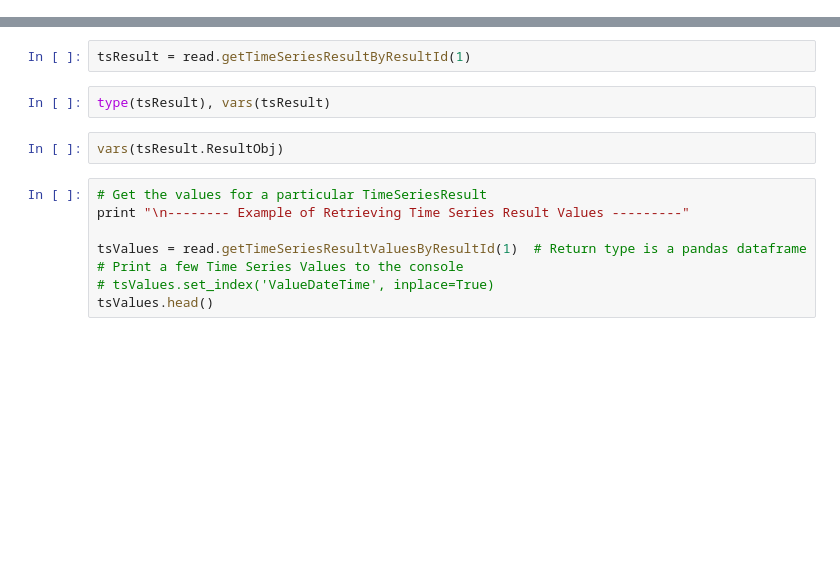
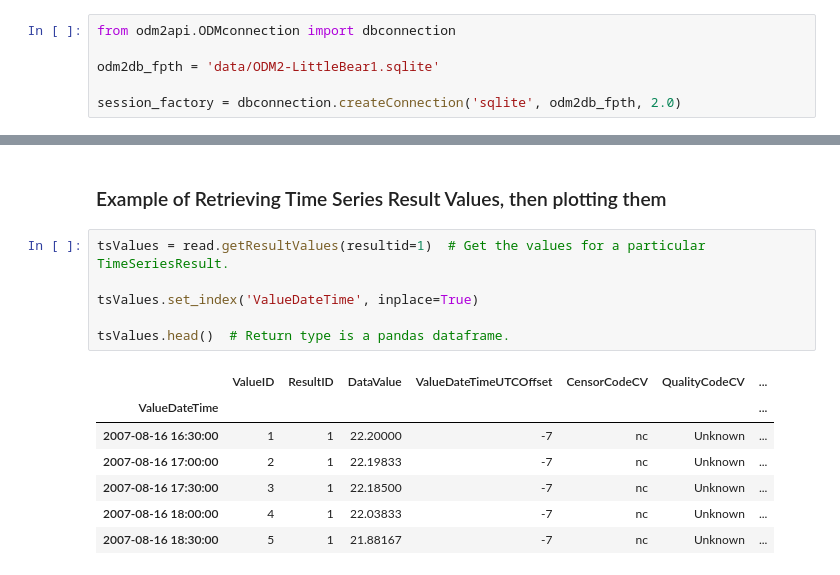
Before and after one commit to ODM2/conda-recipes-ODM2, a Jupyter notebook: notebooks/odm2api_sample_fromsqlite.ipynb, the cells around one changed output, grey strips where cells are left out. Saved outputs shown, nothing was run; the diff lists cells and outputs as text; blank space fills up the shorter version.

```diff
--- a/notebooks/odm2api_sample_fromsqlite.ipynb
+++ b/notebooks/odm2api_sample_fromsqlite.ipynb
@@ -14,0 +12,6 @@ from matplotlib import dates
+# %%
+from odm2api.ODMconnection import dbconnection
+
+odm2db_fpth = 'data/ODM2-LittleBear1.sqlite'
+
+session_factory = dbconnection.createConnection('sqlite', odm2db_fpth, 2.0)
@@ -130,15 +227,17 @@ except Exception as e:
-# %%
-tsResult = read.getTimeSeriesResultByResultId(1)
-# %%
-type(tsResult), vars(tsResult)
-# %%
-vars(tsResult.ResultObj)
-# %%
-# Get the values for a particular TimeSeriesResult
-print "\n-------- Example of Retrieving Time Series Result Values ---------"
-
-tsValues = read.getTimeSeriesResultValuesByResultId(1)  # Return type is a pandas dataframe
-# Print a few Time Series Values to the console
-# tsValues.set_index('ValueDateTime', inplace=True)
-tsValues.head()
+# %% [markdown]
+### Example of Retrieving Time Series Result Values, then plotting them
+# %%
+tsValues = read.getResultValues(resultid=1)  # Get the values for a particular TimeSeriesResult.
+
+tsValues.set_index('ValueDateTime', inplace=True)
+
+tsValues.head()  # Return type is a pandas dataframe.
+# %% [output]
+|  | ValueID | ResultID | DataValue | ValueDateTimeUTCOffset | CensorCodeCV | QualityCodeCV | ... |
+| ValueDateTime |  |  |  |  |  |  | ... |
+| 2007-08-16 16:30:00 | 1 | 1 | 22.20000 | -7 | nc | Unknown | ... |
+| 2007-08-16 17:00:00 | 2 | 1 | 22.19833 | -7 | nc | Unknown | ... |
+| 2007-08-16 17:30:00 | 3 | 1 | 22.18500 | -7 | nc | Unknown | ... |
+| 2007-08-16 18:00:00 | 4 | 1 | 22.03833 | -7 | nc | Unknown | ... |
+| 2007-08-16 18:30:00 | 5 | 1 | 21.88167 | -7 | nc | Unknown | ... |
 # %%
```
Also changed, not shown: parts of 38 cells of this notebook, 3 other files.
